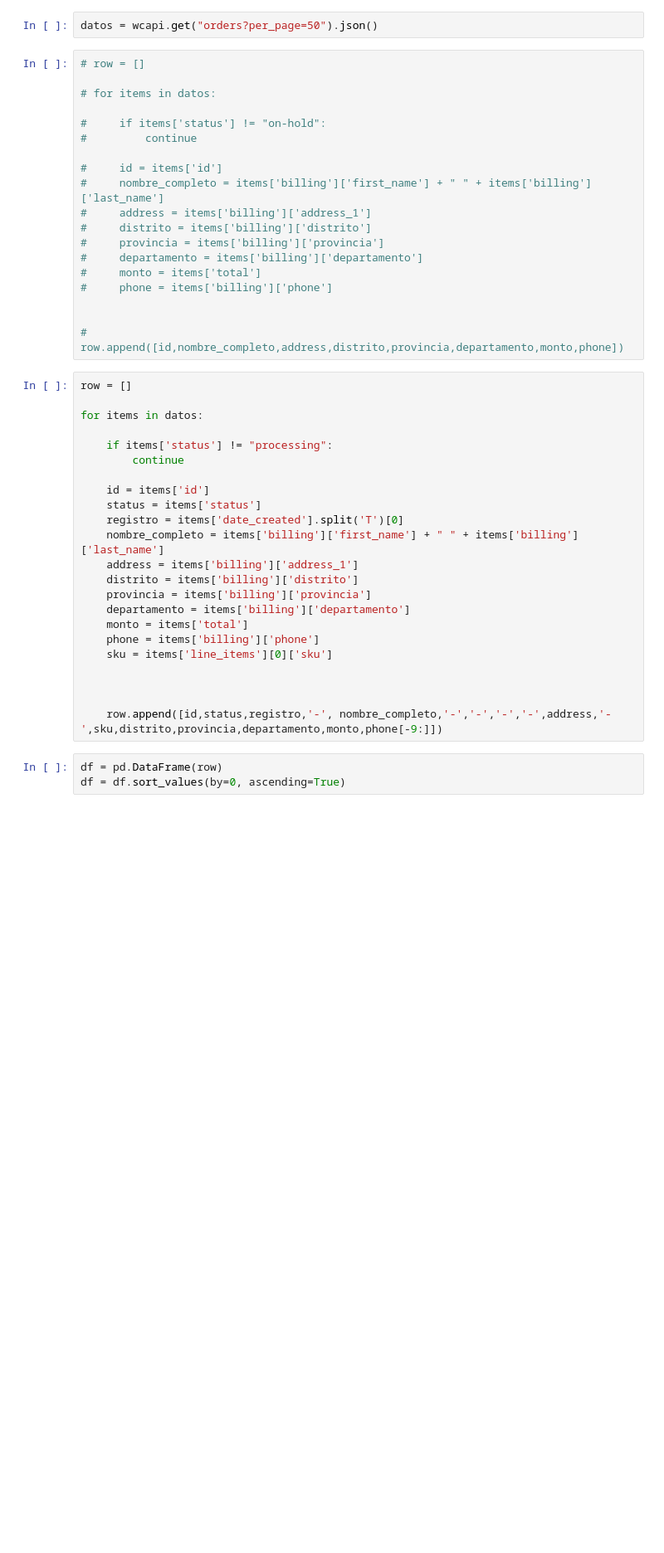
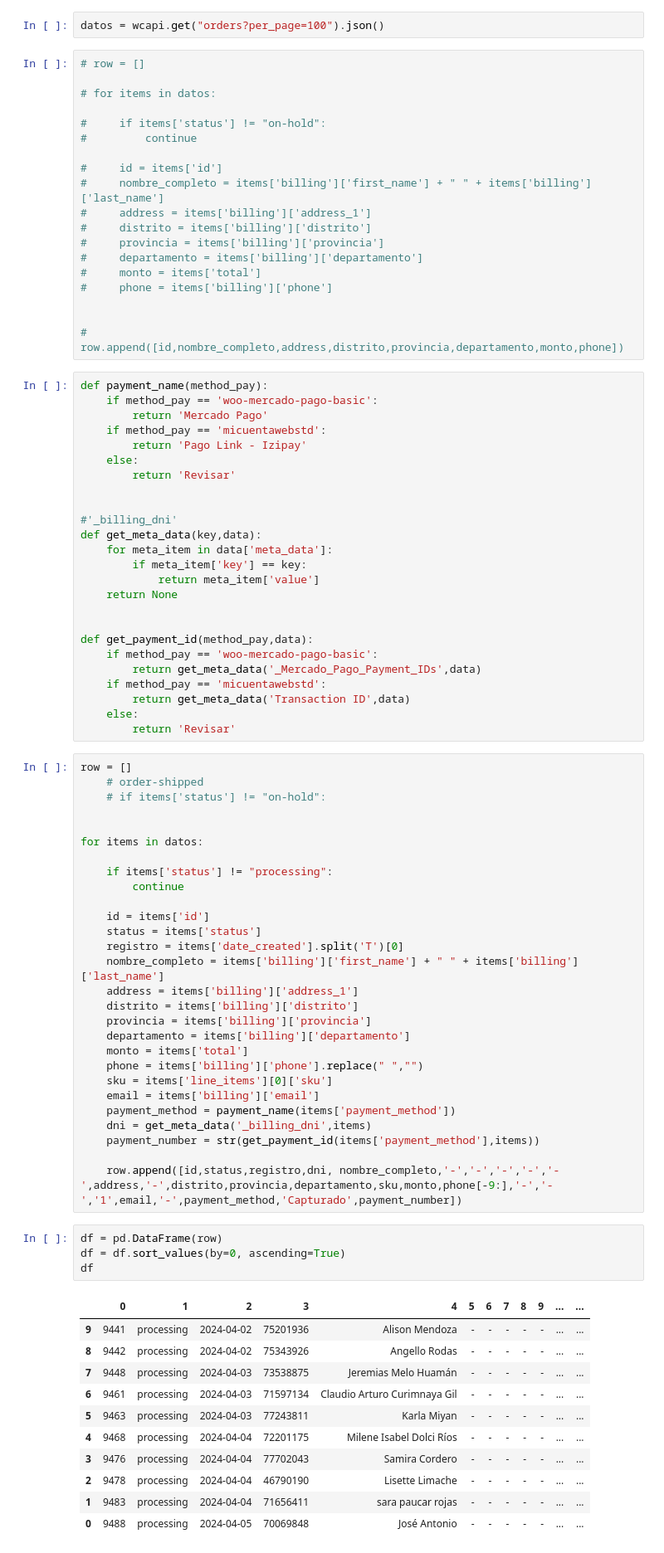
Before and after one commit to BryhanS/woocommerce-order, a Jupyter notebook: index.ipynb, the cells around one changed output. Shown at 83% size. Cells and saved outputs as stored; diff of their text form; blank space fills up the shorter version.

```diff
--- a/index.ipynb
+++ b/index.ipynb
@@ -17,7 +17,7 @@ wcapi = API(
     version="wc/v3"
 )
 # %%
-datos = wcapi.get("orders?per_page=50").json()
+datos = wcapi.get("orders?per_page=100").json()
 # %%
 # row = []
 
@@ -37,8 +37,36 @@ datos = wcapi.get("orders?per_page=50").json()
 
 
 #     row.append([id,nombre_completo,address,distrito,provincia,departamento,monto,phone])
+# %%
+def payment_name(method_pay):
+    if method_pay == 'woo-mercado-pago-basic':
+        return 'Mercado Pago'
+    if method_pay == 'micuentawebstd':
+        return 'Pago Link - Izipay'
+    else:
+        return 'Revisar'
+
+
+#'_billing_dni'
+def get_meta_data(key,data):
+    for meta_item in data['meta_data']:
+        if meta_item['key'] == key:
+            return meta_item['value']
+    return None
+
+
+def get_payment_id(method_pay,data):
+    if method_pay == 'woo-mercado-pago-basic':
+        return get_meta_data('_Mercado_Pago_Payment_IDs',data)
+    if method_pay == 'micuentawebstd':
+        return get_meta_data('Transaction ID',data)
+    else:
+        return 'Revisar'
 # %%
 row = []
+    # order-shipped
+    # if items['status'] != "on-hold":
+
 
 for items in datos:
 
@@ -54,12 +82,27 @@ for items in datos:
     provincia = items['billing']['provincia']
     departamento = items['billing']['departamento']
     monto = items['total']
-    phone = items['billing']['phone']
+    phone = items['billing']['phone'].replace(" ","")
     sku = items['line_items'][0]['sku']
+    email = items['billing']['email']
+    payment_method = payment_name(items['payment_method'])
+    dni = get_meta_data('_billing_dni',items)
+    payment_number = str(get_payment_id(items['payment_method'],items))
 
-
-
-    row.append([id,status,registro,'-', nombre_completo,'-','-','-','-',address,'-',sku,distrito,provincia,departamento,monto,phone[-9:]])
+    row.append([id,status,registro,dni, nombre_completo,'-','-','-','-','-',address,'-',distrito,provincia,departamento,sku,monto,phone[-9:],'-','-','1',email,'-',payment_method,'Capturado',payment_number])
 # %%
 df = pd.DataFrame(row)
 df = df.sort_values(by=0, ascending=True)
+df
+# %% [output]
+|  | 0 | 1 | 2 | 3 | 4 | 5 | 6 | 7 | 8 | 9 | ... | ... |
+| 9 | 9441 | processing | 2024-04-02 | 75201936 | Alison Mendoza | - | - | - | - | - | ... | ... |
+| 8 | 9442 | processing | 2024-04-02 | 75343926 | Angello Rodas | - | - | - | - | - | ... | ... |
+| 7 | 9448 | processing | 2024-04-03 | 73538875 | Jeremias Melo Huamán | - | - | - | - | - | ... | ... |
+| 6 | 9461 | processing | 2024-04-03 | 71597134 | Claudio Arturo Curimnaya Gil | - | - | - | - | - | ... | ... |
+| 5 | 9463 | processing | 2024-04-03 | 77243811 | Karla Miyan | - | - | - | - | - | ... | ... |
+| 4 | 9468 | processing | 2024-04-04 | 72201175 | Milene Isabel Dolci Ríos | - | - | - | - | - | ... | ... |
+| 3 | 9476 | processing | 2024-04-04 | 77702043 | Samira Cordero | - | - | - | - | - | ... | ... |
+| 2 | 9478 | processing | 2024-04-04 | 46790190 | Lisette Limache | - | - | - | - | - | ... | ... |
+| 1 | 9483 | processing | 2024-04-04 | 71656411 | sara paucar rojas | - | - | - | - | - | ... | ... |
+| 0 | 9488 | processing | 2024-04-05 | 70069848 | José Antonio | - | - | - | - | - | ... | ... |
```
Also changed, not shown: parts of 1 cell of this notebook, 4 other files.
